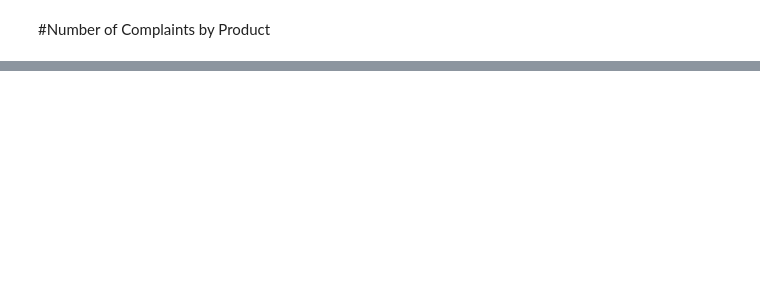
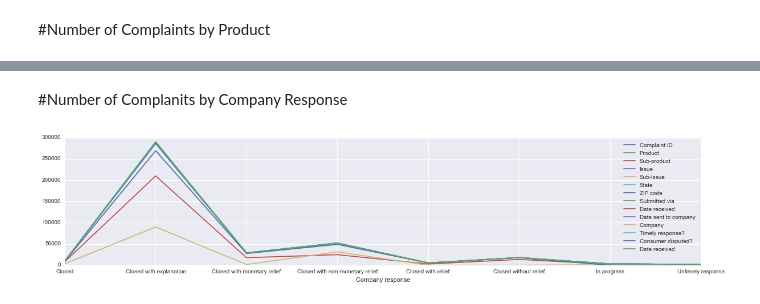
Before and after one commit to tiy-lv-python-2015-06/consumer-complaints, a Jupyter notebook: ConsumerComplaints.ipynb, the cells around one changed output, grey strips where cells are left out. Cells and saved outputs as stored; diff of their text form; code cells hidden in the pictures; blank space fills up the shorter version.

```diff
--- a/ConsumerComplaints.ipynb
+++ b/ConsumerComplaints.ipynb
@@ -88,0 +114,6 @@ complaints_product
+# %% [markdown]
+#Number of Complanits by Company Response
+# %%
+complaints_company_response = complaints.groupby("Company response").count().plot(figsize=(20,4))
+# %% [output]
+[figure, added]
```
Also changed, not shown: parts of 12 cells of this notebook.
